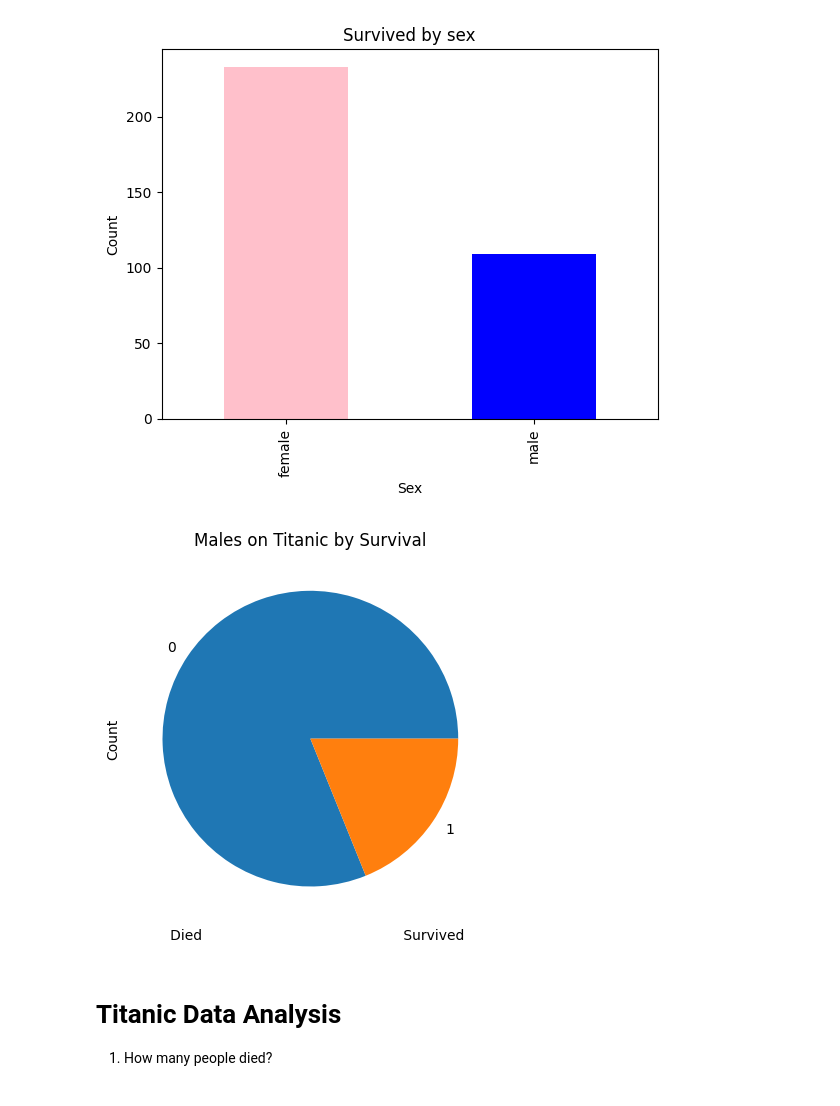
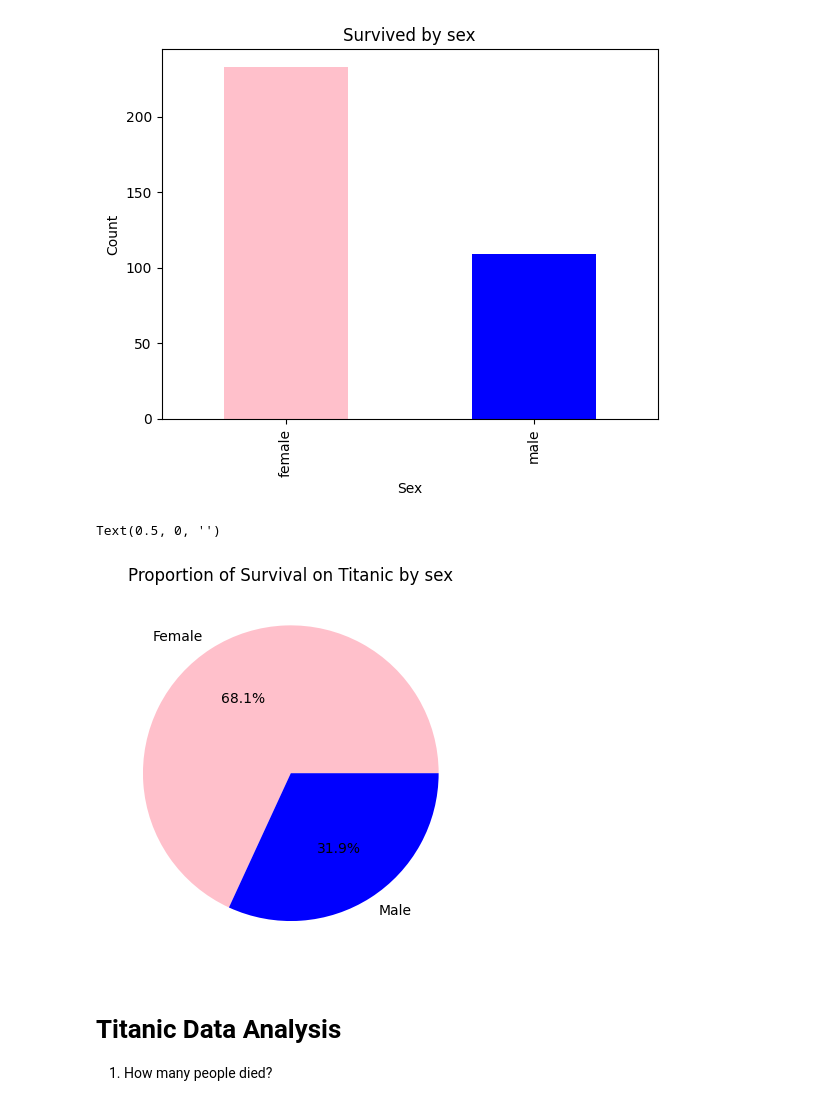
Before and after one commit to byambaa1982/python_cources_for_beginers, a Jupyter notebook: titanic_data_analysis/titanic_data_visualization.ipynb, the cells around one changed output. Saved outputs shown, nothing was run; the diff lists cells and outputs as text; code cells hidden in the pictures.

```diff
--- a/titanic_data_analysis/titanic_data_visualization.ipynb
+++ b/titanic_data_analysis/titanic_data_visualization.ipynb
@@ -104,14 +122,14 @@ plt.show()
 # %% [output]
 [figure]
 # %%
-survived_men = df[df['Sex']=='male']['Survived'].value_counts()
-survived_men.plot(kind = 'pie')
-plt.title('Males on Titanic by Survival')
-plt.xlabel('   Died                                              Survived')
-plt.ylabel('Count')
-plt.show()
+survived_ppl = df[df['Survived']==1]['Sex'].value_counts()
+survived_ppl.plot(kind = 'pie', autopct = '%1.1f%%', labels = ['Female','Male'], colors = ['pink', 'blue'])
+plt.title('Proportion of Survival on Titanic by sex')
+plt.ylabel('')
+plt.xlabel('')
 # %% [output]
+Text(0.5, 0, '')
-[figure, old version]
+[figure, new version]
 # %% [markdown]
 # Titanic Data Analysis
 1. How many people died?
```
Also changed, not shown: parts of 3 cells of this notebook.
